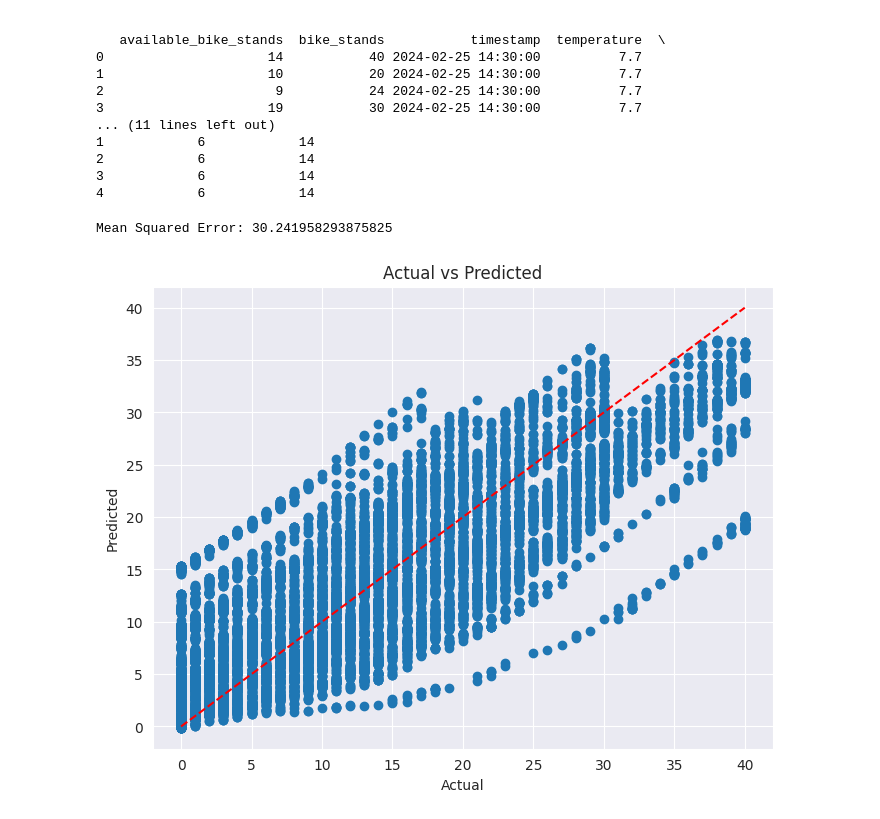
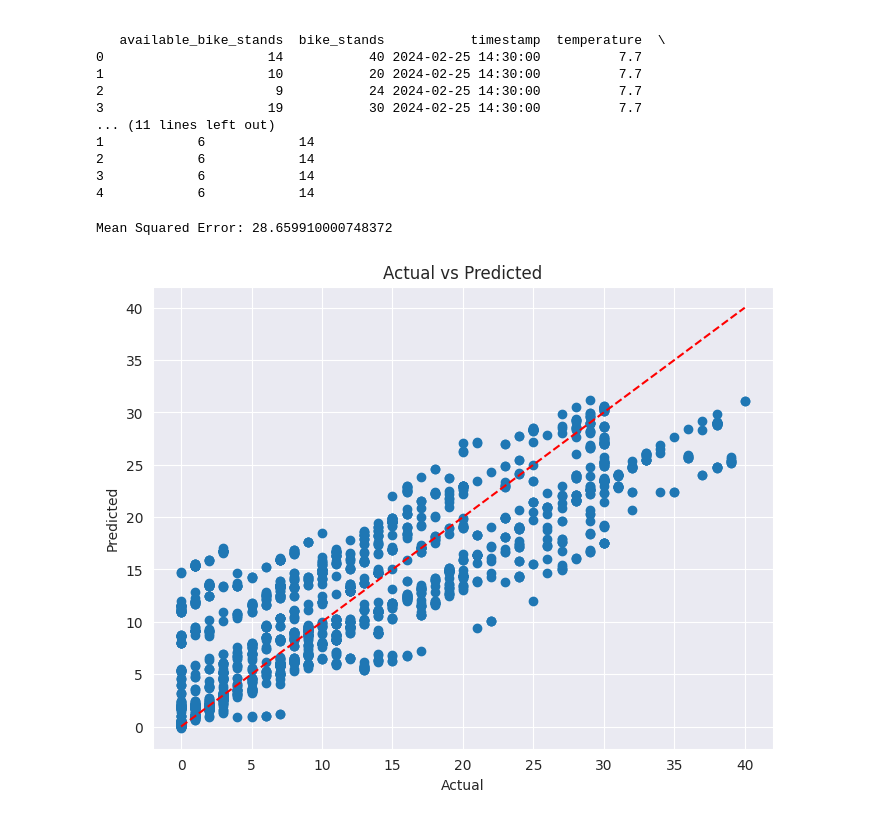
Before and after one commit to HelloMum/Dublin-Bike-Availability-Predictor, a Jupyter notebook: DataAnalytics/Model2.ipynb, the cells around one changed output. Drawn from its saved outputs; the diff is of its cells as text; code cells hidden in the pictures.

```diff
--- a/DataAnalytics/Model2.ipynb
+++ b/DataAnalytics/Model2.ipynb
@@ -67,7 +67,14 @@ weather_data_df.sort_values('timestamp', inplace=True)
 # Filter the DataFrames based on the condition
 stations_dynamic_df = stations_dynamic_df[stations_dynamic_df['last_update'] >= '2024-02-25 14:27:18']
 weather_data_df = weather_data_df[weather_data_df['timestamp'] >= '2024-02-25 14:27:18']
+start_date = '2024-03-01'
+end_date = '2024-03-08'
 
+# Create a boolean mask to filter out dates within the range (For snow)
+mask = (weather_data_df['timestamp'] < start_date) | (weather_data_df['timestamp'] > end_date)
+
+# Apply the mask to the DataFrame
+weather_data_df = weather_data_df[mask]
 
 merged_df = pd.merge_asof(stations_dynamic_df, weather_data_df, left_on='last_update', right_on='timestamp', direction='nearest')
 print(merged_df)
@@ -141,38 +148,38 @@ from sklearn.metrics import mean_squared_error
 from sklearn.model_selection import train_test_split
 import joblib
 import pandas as pd
 import matplotlib.pyplot as plt
 
 # Define features and target variable
-X = merged_df[['number', 'day_of_week', 'hour_per_day', 'rain_hour_day', 'temperature', 'wind_speed', 'available_bike_stands']].head(100000)
-y = merged_df['available_bikes'].head(100000)  # Target variable
+X = merged_df[['number', 'day_of_week', 'hour_per_day', 'rain_hour_day', 'temperature', 'wind_speed', 'available_bike_stands']].head(10000)
+y = merged_df['available_bikes'].head(10000)  # Target variable
 
 # Split the data into training and testing sets
 X_train, X_test, y_train, y_test = train_test_split(X, y, test_size=0.2, random_state=42)
 
 # Train a support vector machine regressor
 svm_regressor = SVR()
 svm_regressor.fit(X_train, y_train)
-joblib.dump(svm_regressor, 'svm_regressor_model.pkl')
+joblib.dump(svm_regressor, 'svm_regressor_model_.pkl')
 
 # Make predictions on the test set
 y_pred = svm_regressor.predict(X_test)
 
 # Calculate mean squared error
 mse = mean_squared_error(y_test, y_pred)
 print("Mean Squared Error:", mse)
 
 # Plot predicted vs actual
 plt.figure(figsize=(8, 6))
 plt.scatter(y_test, y_pred)
 plt.plot([min(y_test), max(y_test)], [min(y_test), max(y_test)], '--', color='red')  # identity line
 plt.xlabel('Actual')
 plt.ylabel('Predicted')
 plt.title('Actual vs Predicted')
 plt.show()
 # %% [output]
-Mean Squared Error: 30.241958293875825
+Mean Squared Error: 28.659910000748372
-[figure, old version]
+[figure, new version]
 # %%
 
 
```
Also changed, not shown: parts of 3 cells of this notebook.
